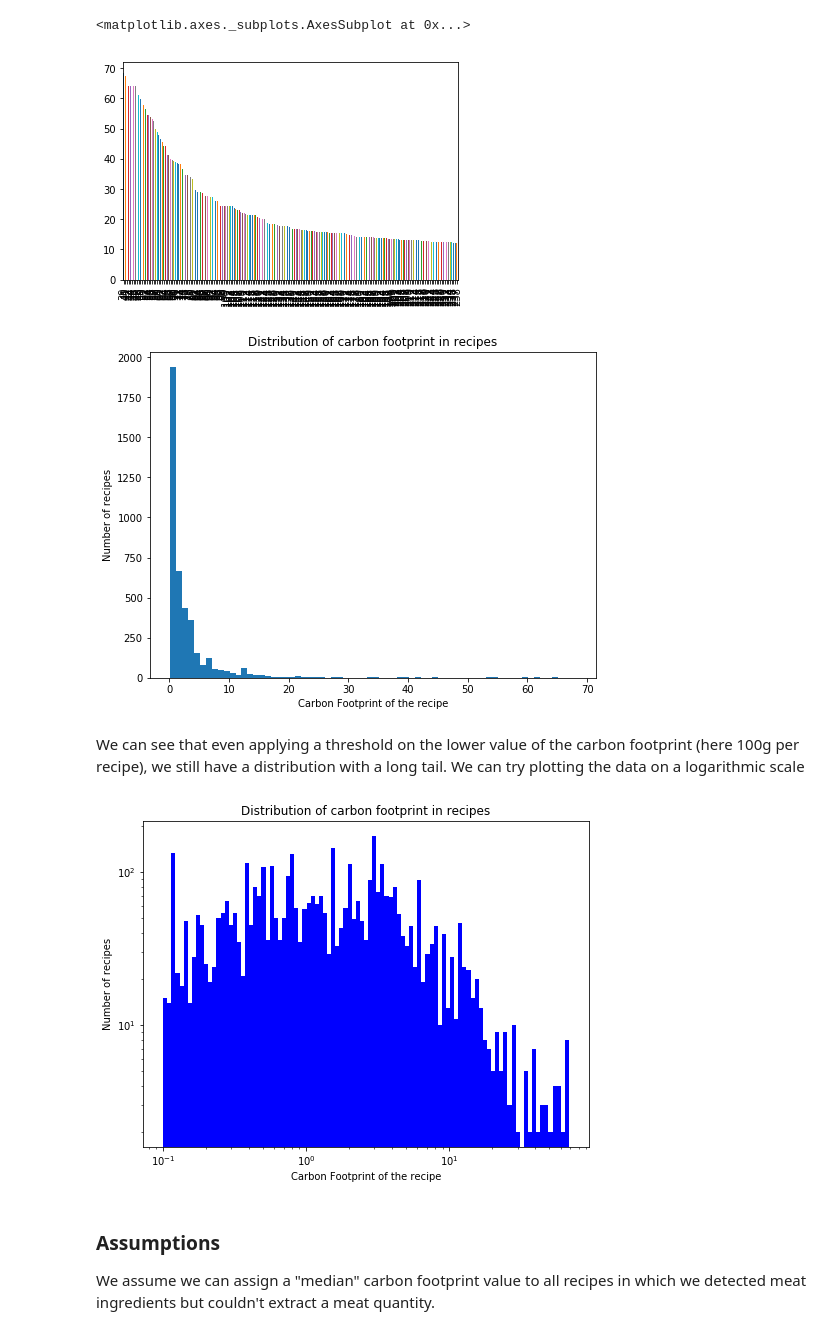
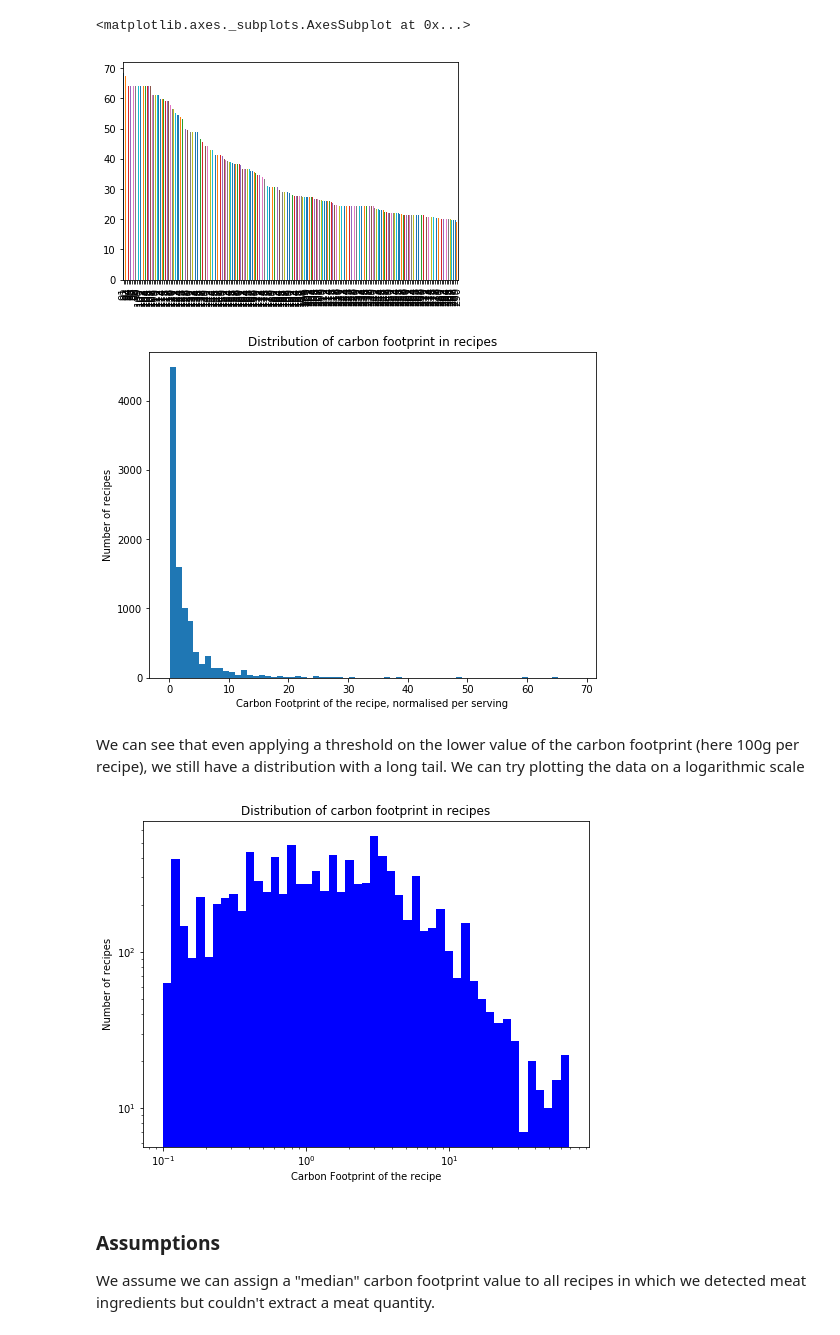
Before and after one commit to chloerDXN/lovelace-project, a Jupyter notebook: data_analysis_notebook.ipynb, the cells around one changed output. Drawn from its saved outputs; the diff is of its cells as text; code cells hidden in the pictures.

```diff
--- a/data_analysis_notebook.ipynb
+++ b/data_analysis_notebook.ipynb
@@ -46,6 +59,4 @@ def normalize_servings(c_f, servs):
     tot_servs=tot_servs.astype(int) #convert to int
     c_f_norm=c_f/tot_servs[0]
     return c_f_norm
-# %%
-df['Carbon footprint']=normalize_servings(df['Carbon footprint'],df['Servings'])
 # %%
@@ -72,0 +195,6 @@ df_cleaned.head(5)
+# %%
+df_no_meat = df_no_meat.assign(Label = 'AA')
+df_no_meat = df_no_meat.sort_values(by=['Rating'],ascending=False)
+df_meat['Label'] = pd.qcut(df_meat['Carbon footprint- Normalised'], 5, labels=['A','B','C','D','E'],precision=1000)
+df_meat = df_meat.sort_values(by=['Label','Rating'],ascending=[True,False])
+df_clean = pd.concat([df_no_meat,df_meat])
@@ -73,12 +333,6 @@ df_cleaned.head(5)
 # %%
 #sort dataframe
-df_sorted_meat = df_cleaned.sort_values(['Carbon footprint'], ascending=False).reset_index(drop=True)
-
-#remove all non-meat ingredients
-df_sorted_meat = df_sorted_meat[df_sorted_meat['Has meat'] == True]
-
-#remove infinite and NaN values
-df_sorted_meat = df_sorted_meat.replace([np.inf, np.nan], 0)
+df_sorted_meat = df_meat.sort_values(['Carbon footprint- Normalised'], ascending=False)#.reset_index(drop=True)
 # %%
 df_sorted_meat.head(5)
 # %% [output]
@@ -101,50 +353,51 @@ We can see the biggest impact recipes have a carbon footprint orders of magnitud
 # %%
 #remove recipes with a zero score and those with an anormally high footprint
-df_sorted_meat_cropped = df_sorted_meat[(df_sorted_meat['Carbon footprint'] >= 0.1) & (df_sorted_meat['Carbon footprint'] <= 70)]
+df_sorted_meat_cropped = df_sorted_meat[(df_sorted_meat['Carbon footprint- Normalised'] >= 0.1) &\
+                                        (df_sorted_meat['Carbon footprint- Normalised'] <= 70)]
 
 #Lets plot again the biggest impact recipes
-df_sorted_meat_cropped['Carbon footprint'].head(200).plot(kind='bar',y='Carbon footprint')
+df_sorted_meat_cropped['Carbon footprint- Normalised'].head(200).plot(kind='bar',y='Carbon footprint- Normalised')
 # %% [output]
 <matplotlib.axes._subplots.AxesSubplot at 0x...>
-[figure, old version]
+[figure, new version]
 # %%
 # Plot the distribution of carbon footprint
 binwidth = 1
-min_val  = min(df_sorted_meat_cropped['Carbon footprint'])
-max_val = max(df_sorted_meat_cropped['Carbon footprint'])
+min_val  = min(df_sorted_meat_cropped['Carbon footprint- Normalised'])
+max_val = max(df_sorted_meat_cropped['Carbon footprint- Normalised'])
 ticks = np.arange(min_val,max_val,binwidth)
 
 plt.figure(figsize=(8,6))
-plt.hist(df_sorted_meat_cropped['Carbon footprint'], bins=np.arange(min_val, max_val, binwidth))
+plt.hist(df_sorted_meat_cropped['Carbon footprint- Normalised'], bins=np.arange(min_val, max_val, binwidth))
 
-plt.xlabel('Carbon Footprint of the recipe')
+plt.xlabel('Carbon Footprint of the recipe, normalised per serving')
 plt.ylabel('Number of recipes')
 plt.title('Distribution of carbon footprint in recipes')
 plt.show()
 # %% [output]
-[figure, old version]
+[figure, new version]
 # %% [markdown]
 We can see that even applying a threshold on the lower value of the carbon footprint (here 100g per recipe), we still have a distribution with a long tail. We can try plotting the data on a logarithmic scale
 # %%
 # Plot the distribution of carbon footprint
-bins = 100
-min_val  = min(df_sorted_meat_cropped['Carbon footprint'])
-max_val = max(df_sorted_meat_cropped['Carbon footprint'])
+bins = 50
+min_val  = min(df_sorted_meat_cropped['Carbon footprint- Normalised'])
+max_val = max(df_sorted_meat_cropped['Carbon footprint- Normalised'])
 ticks = np.arange(min_val,max_val,bins)
 
 plt.figure(figsize=(8,6))
 
 logbins=np.logspace(np.log10(min_val),np.log10(max_val),bins)
-plt.hist(df_sorted_meat_cropped['Carbon footprint'], bins=logbins,color='blue')
+plt.hist(df_sorted_meat_cropped['Carbon footprint- Normalised'], bins=logbins,color='blue')
 
 plt.xscale('log')
 plt.yscale('log')
 plt.xlabel('Carbon Footprint of the recipe')
 plt.ylabel('Number of recipes')
 plt.title('Distribution of carbon footprint in recipes')
 plt.show()
 # %% [output]
-[figure, old version]
+[figure, new version]
 # %% [markdown]
 ### Assumptions
 We assume we can assign a "median" carbon footprint value to all recipes in which we detected meat ingredients but couldn't extract a meat quantity.
```
Also changed, not shown: parts of 55 cells of this notebook.
